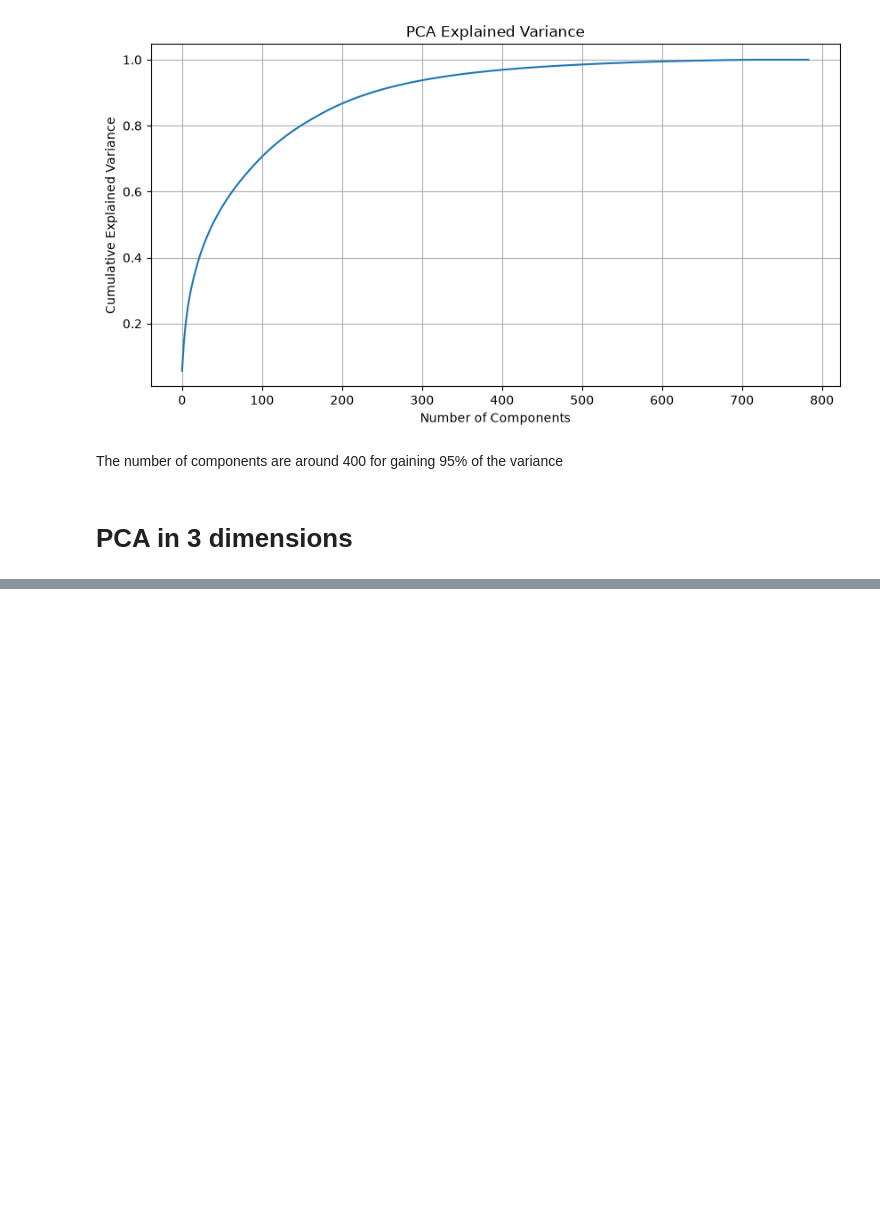
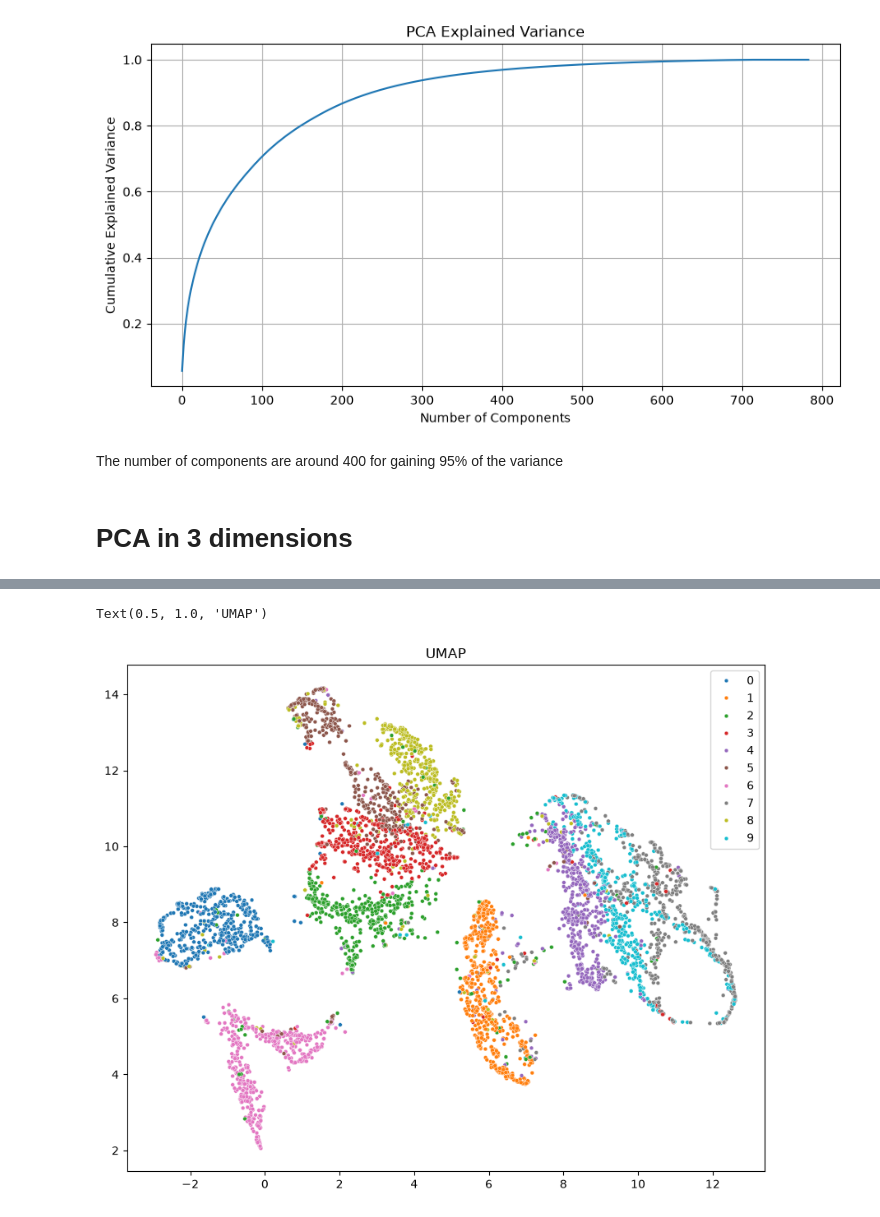
Before and after one commit to shy942/ML-exploration, a Jupyter notebook: notebooks/06_Dimensionality_Reduction.ipynb, the cells around one changed output, grey strips where cells are left out. Saved outputs shown, nothing was run; the diff lists cells and outputs as text; code cells hidden in the pictures; blank space fills up the shorter version.

```diff
--- a/notebooks/06_Dimensionality_Reduction.ipynb
+++ b/notebooks/06_Dimensionality_Reduction.ipynb
@@ -110,0 +171,27 @@ The number of components are around 400 for gaining 95% of the variance
+# %%
+start = time.time()
+reducer = umap.UMAP(
+    random_state=42
+)
+
+X_umap = reducer.fit_transform(
+    X_small
+)
+end = time.time()
+umap_time = end - start
+# %%
+plt.figure(figsize=(10,8))
+
+sns.scatterplot(
+    x=X_umap[:,0],
+    y=X_umap[:,1],
+    hue=y_small,
+    palette="tab10",
+    legend=True,
+    s=12
+)
+
+plt.title("UMAP")
+# %% [output]
+Text(0.5, 1.0, 'UMAP')
+[figure, added]
```
Also changed, not shown: parts of 17 cells of this notebook.
